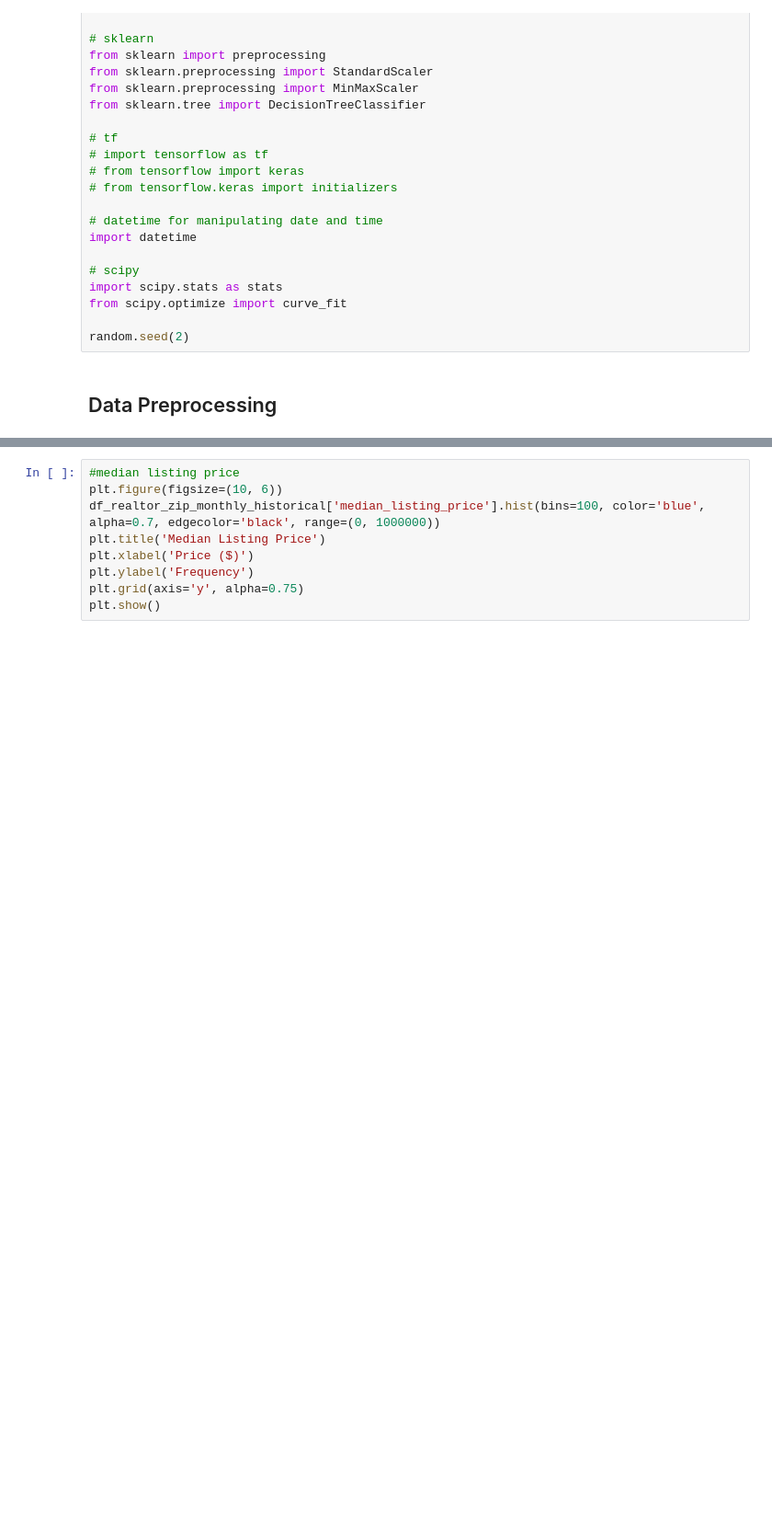
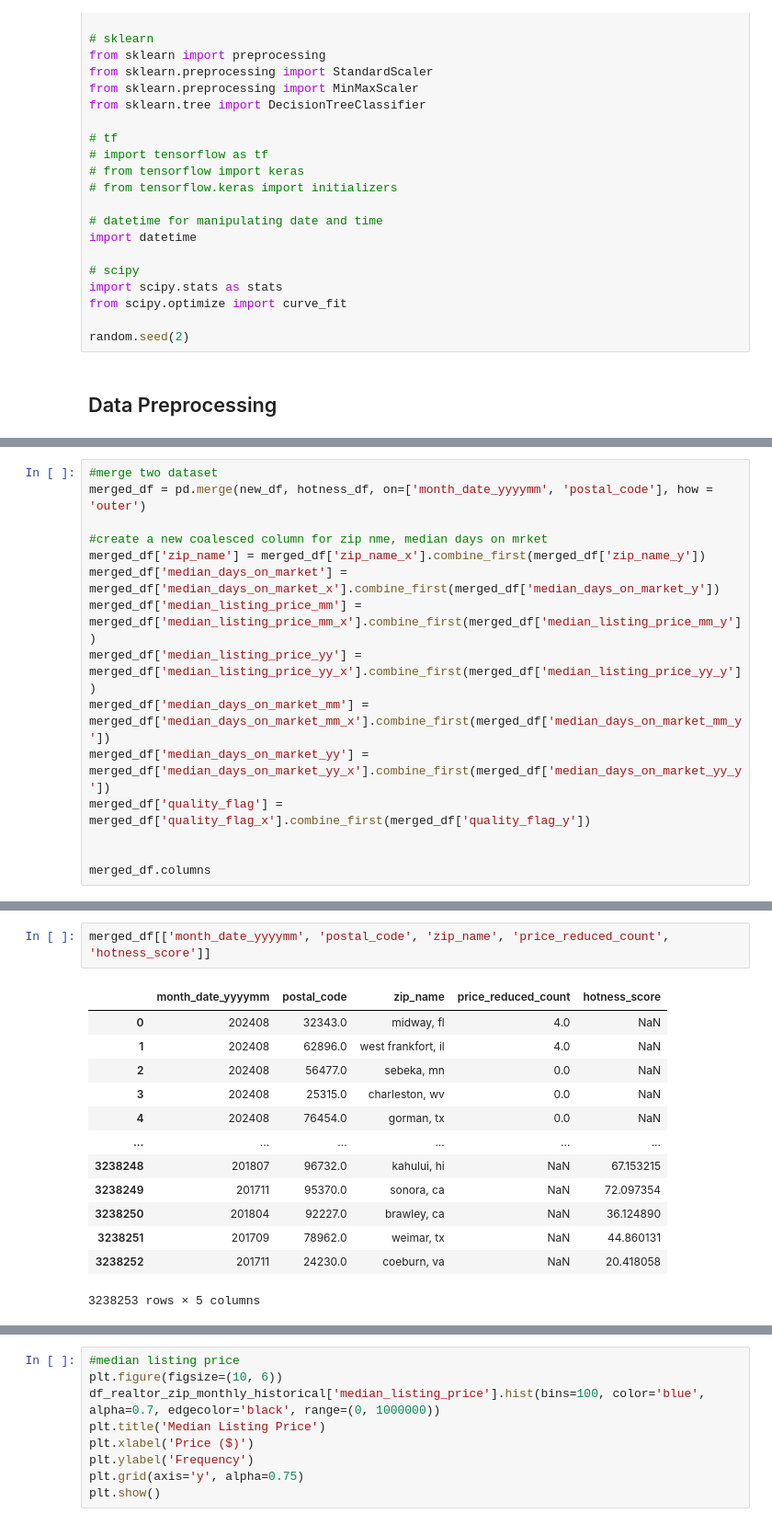
Before and after one commit to kkuc100/real_estate_analysis, a Jupyter notebook: Notebooks/leo_eda_realtor.ipynb, the cells around one changed output, grey strips where cells are left out. Shown at 92% size. Cells and saved outputs as stored; diff of their text form; blank space fills up the shorter version.

```diff
--- a/Notebooks/leo_eda_realtor.ipynb
+++ b/Notebooks/leo_eda_realtor.ipynb
@@ -100,0 +169,15 @@ max(df_realtor_zip_monthly_historical['median_days_on_market'])
+# %%
+#merge two dataset
+merged_df = pd.merge(new_df, hotness_df, on=['month_date_yyyymm', 'postal_code'], how = 'outer')
+
+#create a new coalesced column for zip nme, median days on mrket
+merged_df['zip_name'] = merged_df['zip_name_x'].combine_first(merged_df['zip_name_y'])
+merged_df['median_days_on_market'] = merged_df['median_days_on_market_x'].combine_first(merged_df['median_days_on_market_y'])
+merged_df['median_listing_price_mm'] = merged_df['median_listing_price_mm_x'].combine_first(merged_df['median_listing_price_mm_y'])
+merged_df['median_listing_price_yy'] = merged_df['median_listing_price_yy_x'].combine_first(merged_df['median_listing_price_yy_y'])
+merged_df['median_days_on_market_mm'] = merged_df['median_days_on_market_mm_x'].combine_first(merged_df['median_days_on_market_mm_y'])
+merged_df['median_days_on_market_yy'] = merged_df['median_days_on_market_yy_x'].combine_first(merged_df['median_days_on_market_yy_y'])
+merged_df['quality_flag'] = merged_df['quality_flag_x'].combine_first(merged_df['quality_flag_y'])
+
+
+merged_df.columns
@@ -100,0 +222,16 @@ max(df_realtor_zip_monthly_historical['median_days_on_market'])
+# %%
+merged_df[['month_date_yyyymm', 'postal_code', 'zip_name', 'price_reduced_count', 'hotness_score']]
+# %% [output]
+|  | month_date_yyyymm | postal_code | zip_name | price_reduced_count | hotness_score |
+| 0 | 202408 | 32343.0 | midway, fl | 4.0 | NaN |
+| 1 | 202408 | 62896.0 | west frankfort, il | 4.0 | NaN |
+| 2 | 202408 | 56477.0 | sebeka, mn | 0.0 | NaN |
+| 3 | 202408 | 25315.0 | charleston, wv | 0.0 | NaN |
+| 4 | 202408 | 76454.0 | gorman, tx | 0.0 | NaN |
+| ... | ... | ... | ... | ... | ... |
+| 3238248 | 201807 | 96732.0 | kahului, hi | NaN | 67.153215 |
+| 3238249 | 201711 | 95370.0 | sonora, ca | NaN | 72.097354 |
+| 3238250 | 201804 | 92227.0 | brawley, ca | NaN | 36.124890 |
+| 3238251 | 201709 | 78962.0 | weimar, tx | NaN | 44.860131 |
+| 3238252 | 201711 | 24230.0 | coeburn, va | NaN | 20.418058 |
+3238253 rows × 5 columns
```
Also changed, not shown: parts of 22 cells of this notebook.
